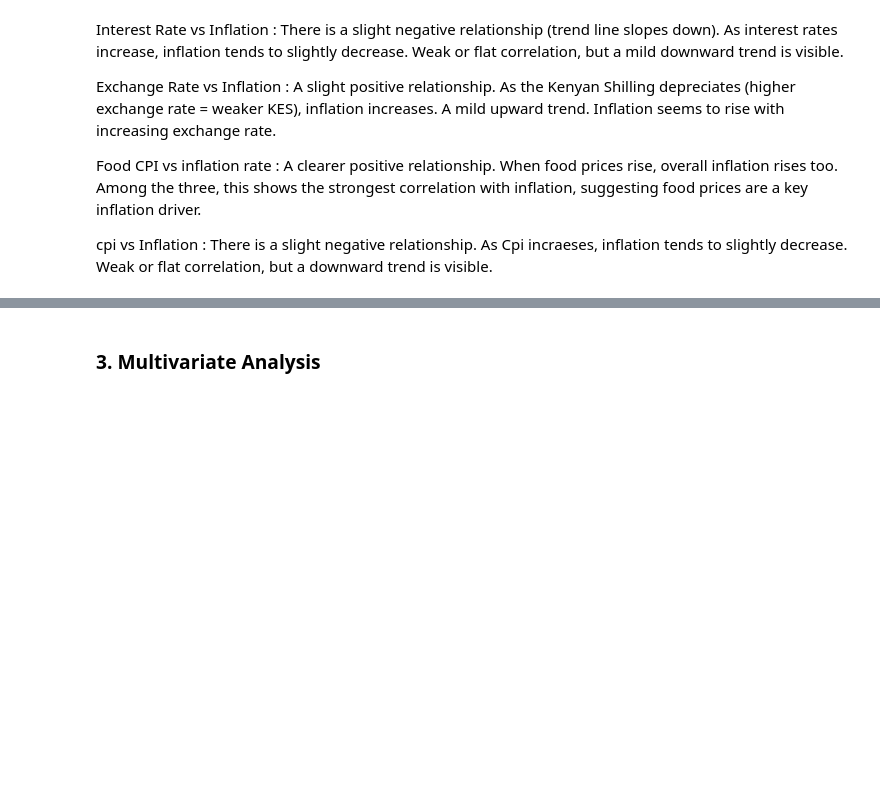
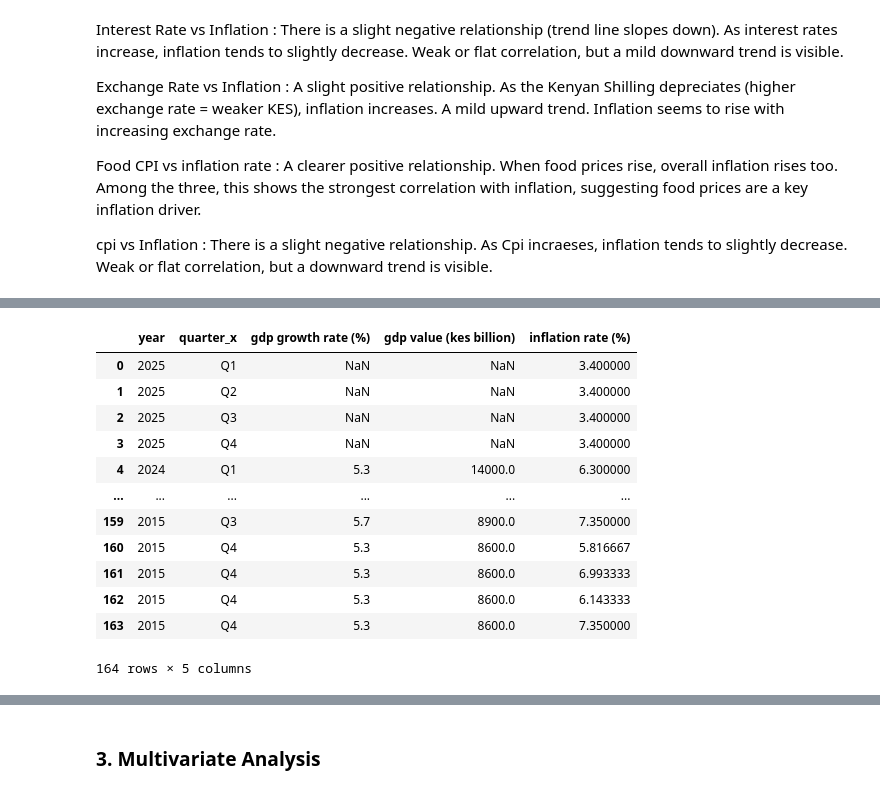
Before and after one commit to SharleentheCEO/Kenya_inflation_project, a Jupyter notebook: Analysis.ipynb, the cells around one changed output, grey strips where cells are left out. Cells and saved outputs as stored; diff of their text form; code cells hidden in the pictures; blank space fills up the shorter version.

```diff
--- a/Analysis.ipynb
+++ b/Analysis.ipynb
@@ -728,0 +613,17 @@ plt.show()
+# %%
+df = df.drop(['quarter_y', 'quarter_length'], axis=1)
+df
+# %% [output]
+|  | year | quarter_x | gdp growth rate (%) | gdp value (kes billion) | inflation rate (%) |
+| 0 | 2025 | Q1 | NaN | NaN | 3.400000 |
+| 1 | 2025 | Q2 | NaN | NaN | 3.400000 |
+| 2 | 2025 | Q3 | NaN | NaN | 3.400000 |
+| 3 | 2025 | Q4 | NaN | NaN | 3.400000 |
+| 4 | 2024 | Q1 | 5.3 | 14000.0 | 6.300000 |
+| ... | ... | ... | ... | ... | ... |
+| 159 | 2015 | Q3 | 5.7 | 8900.0 | 7.350000 |
+| 160 | 2015 | Q4 | 5.3 | 8600.0 | 5.816667 |
+| 161 | 2015 | Q4 | 5.3 | 8600.0 | 6.993333 |
+| 162 | 2015 | Q4 | 5.3 | 8600.0 | 6.143333 |
+| 163 | 2015 | Q4 | 5.3 | 8600.0 | 7.350000 |
+164 rows × 5 columns
```
Also changed, not shown: parts of 17 cells of this notebook.
